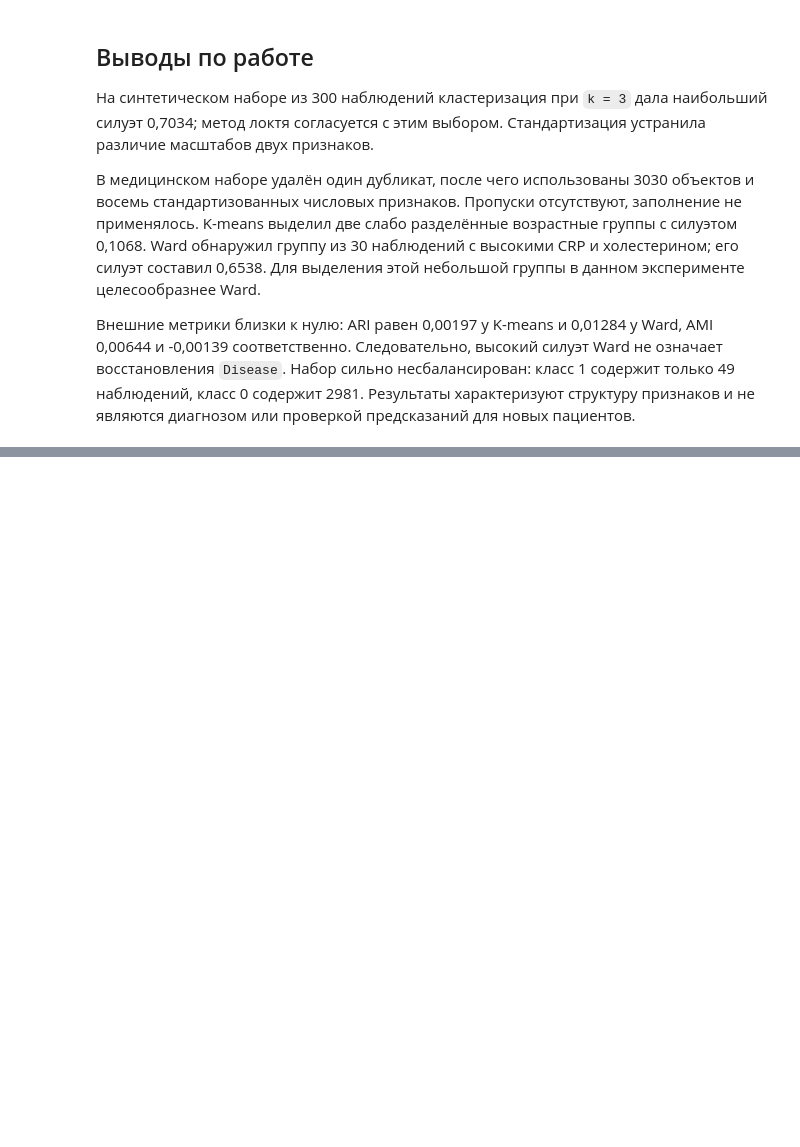
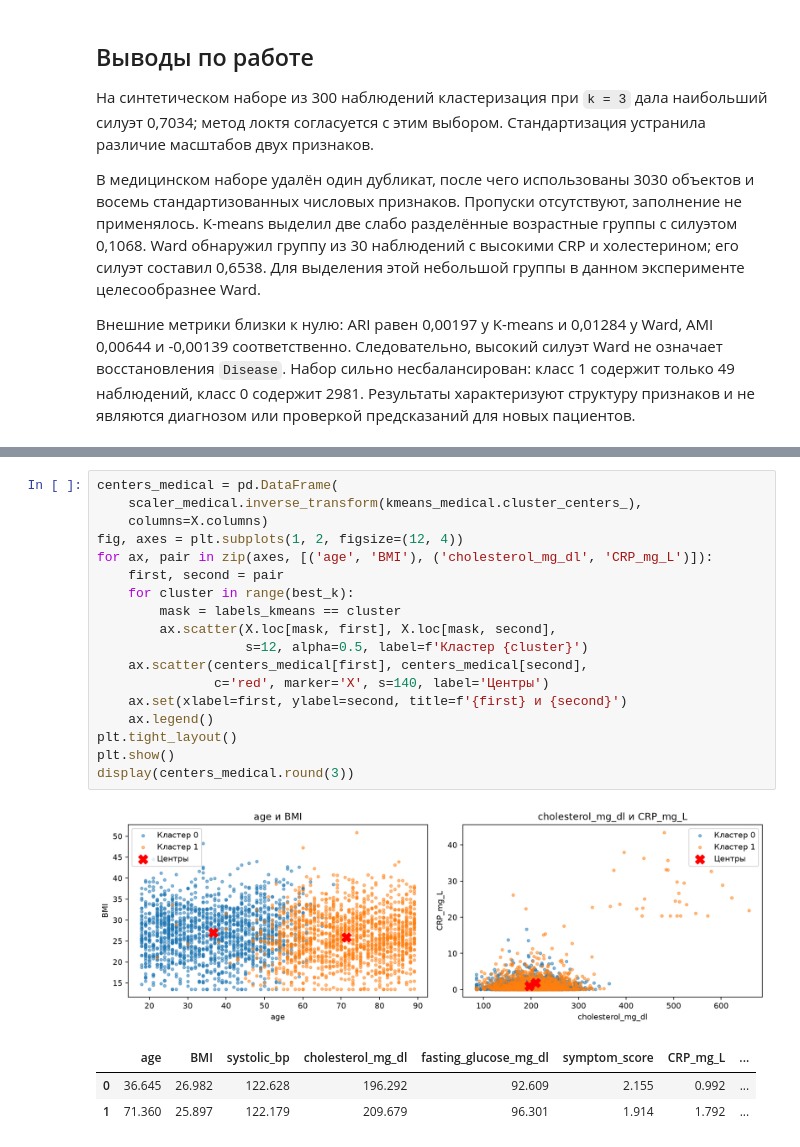
Before and after one commit to karinalien/lr4, a Jupyter notebook: lr4.ipynb, the cells around one changed output, grey strips where cells are left out. Cells and saved outputs as stored; diff of their text form; blank space fills up the shorter version.

```diff
--- a/lr4.ipynb
+++ b/lr4.ipynb
@@ -412,0 +423,23 @@ Ward выделил основную группу из 3000 объектов и
+# %%
+centers_medical = pd.DataFrame(
+    scaler_medical.inverse_transform(kmeans_medical.cluster_centers_),
+    columns=X.columns)
+fig, axes = plt.subplots(1, 2, figsize=(12, 4))
+for ax, pair in zip(axes, [('age', 'BMI'), ('cholesterol_mg_dl', 'CRP_mg_L')]):
+    first, second = pair
+    for cluster in range(best_k):
+        mask = labels_kmeans == cluster
+        ax.scatter(X.loc[mask, first], X.loc[mask, second],
+                   s=12, alpha=0.5, label=f'Кластер {cluster}')
+    ax.scatter(centers_medical[first], centers_medical[second],
+               c='red', marker='X', s=140, label='Центры')
+    ax.set(xlabel=first, ylabel=second, title=f'{first} и {second}')
+    ax.legend()
+plt.tight_layout()
+plt.show()
+display(centers_medical.round(3))
+# %% [output]
+[figure, added]
+|  | age | BMI | systolic_bp | cholesterol_mg_dl | fasting_glucose_mg_dl | symptom_score | CRP_mg_L | ... |
+| 0 | 36.645 | 26.982 | 122.628 | 196.292 | 92.609 | 2.155 | 0.992 | ... |
+| 1 | 71.360 | 25.897 | 122.179 | 209.679 | 96.301 | 1.914 | 1.792 | ... |
```
Also changed, not shown: parts of 15 cells of this notebook.
